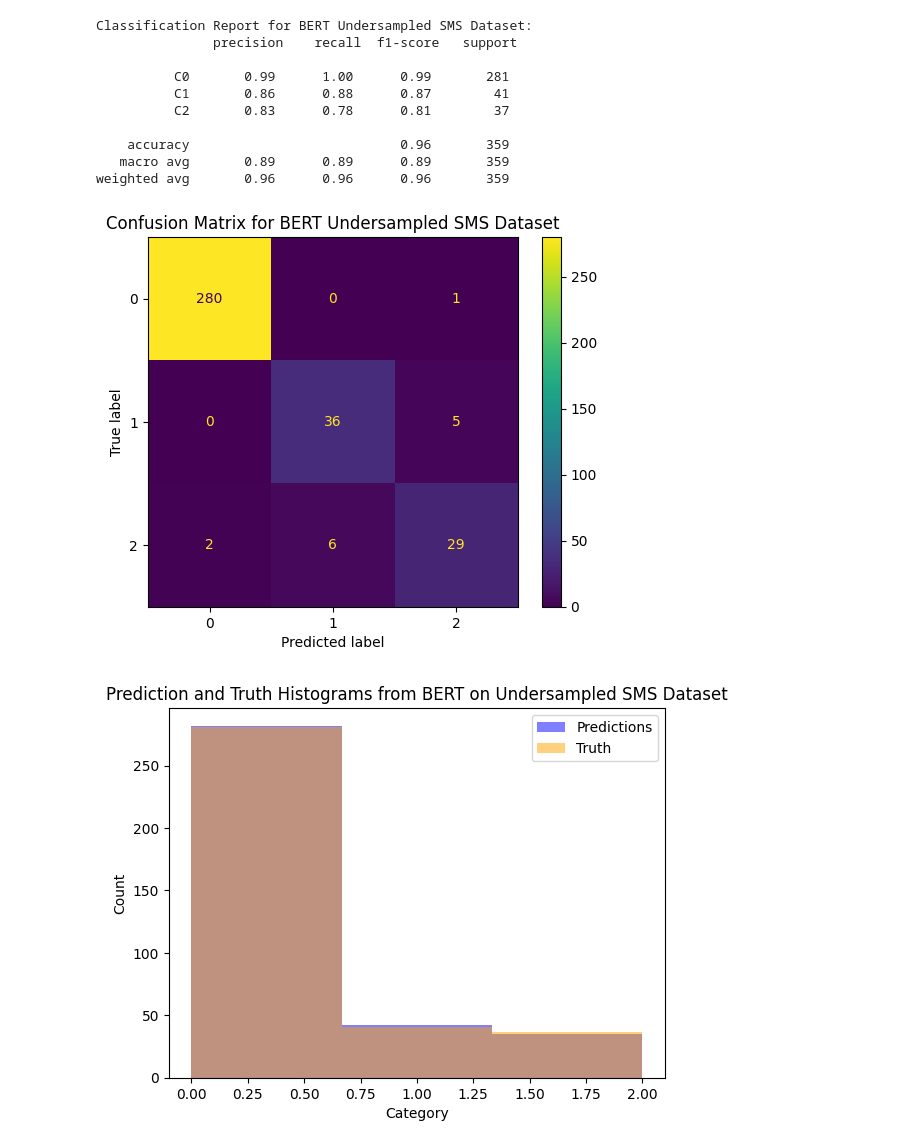
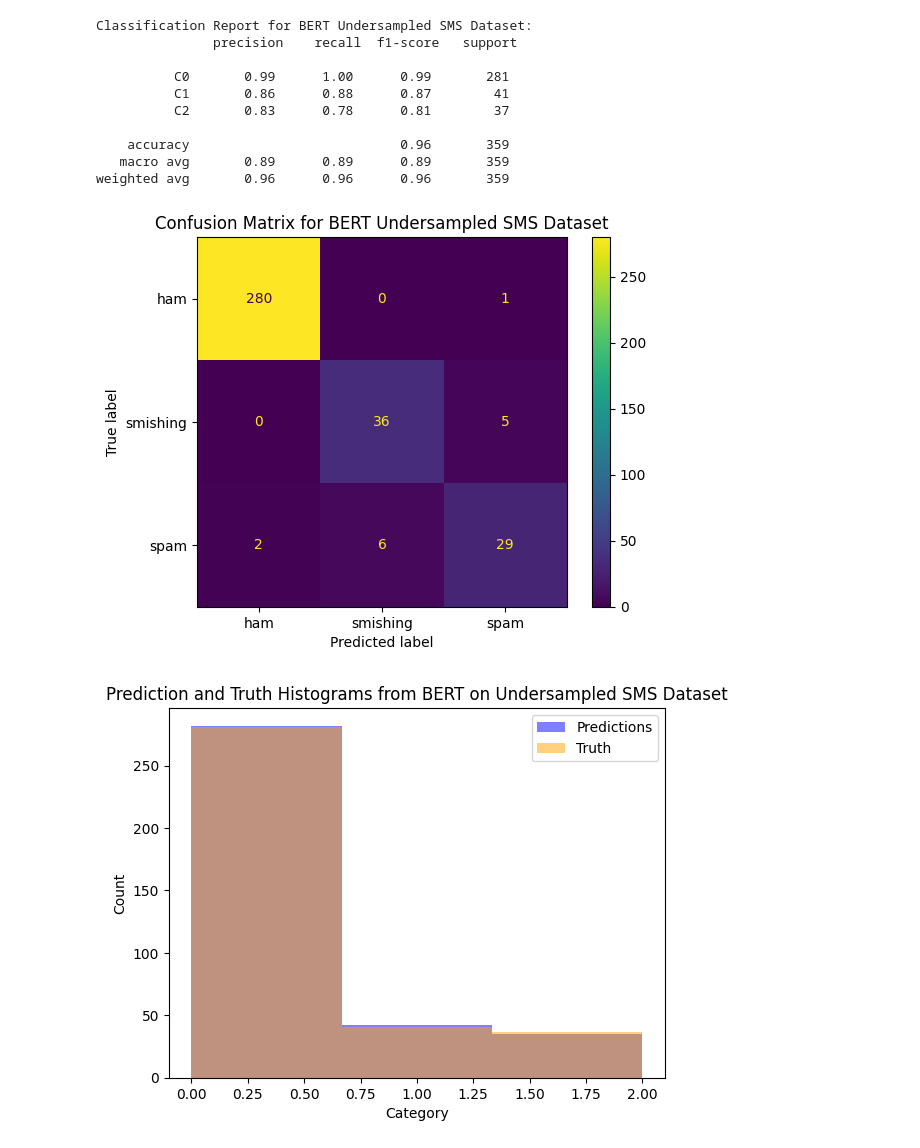
Before and after one commit to BBotzer/AI574-Team1, a Jupyter notebook: smishing/notebooks/BERT_Analysis_Team1.ipynb, the cells around one changed output. Drawn from its saved outputs; the diff is of its cells as text; code cells hidden in the pictures.

```diff
--- a/smishing/notebooks/BERT_Analysis_Team1.ipynb
+++ b/smishing/notebooks/BERT_Analysis_Team1.ipynb
@@ -931,12 +975,12 @@ weighted avg       0.96      0.96      0.96       359
 # %%
 # Confusion matrix to see where things are going sideways
 cm = metrics.confusion_matrix(true_labels, preds_labels)
-disp = metrics.ConfusionMatrixDisplay(cm)
+disp = metrics.ConfusionMatrixDisplay(cm, display_labels=['ham', 'smishing', 'spam'])
 disp.plot()
 plt.title("Confusion Matrix for BERT Undersampled SMS Dataset")
 plt.show();
 # %% [output]
-[figure, old version]
+[figure, new version]
 # %%
 # Check the distribution of the predictions as well
 # Overlay the histograms
```
Also changed, not shown: parts of 5 cells of this notebook.
